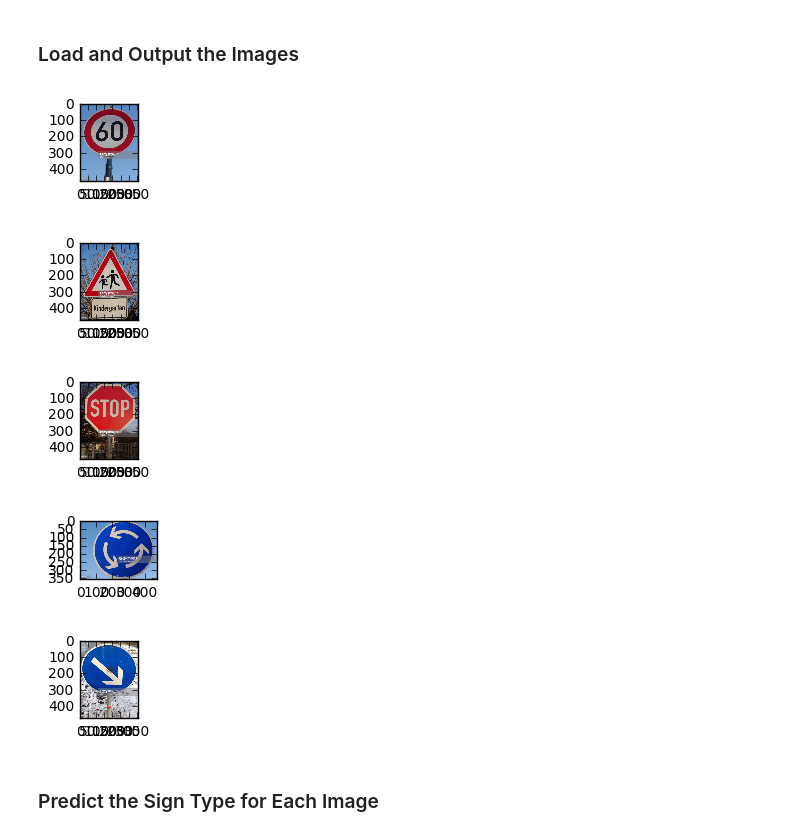
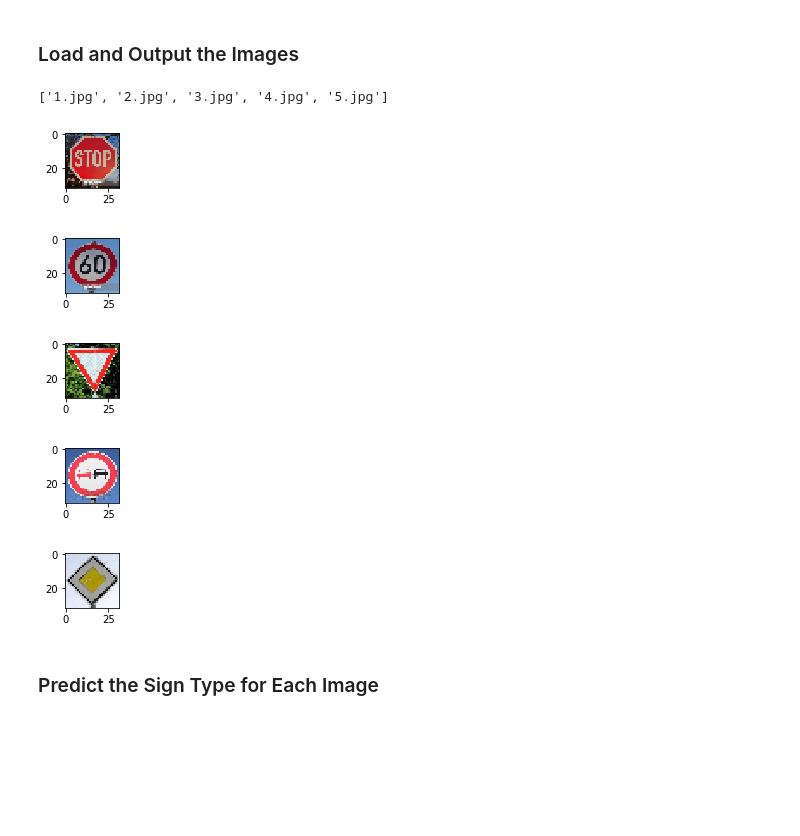
Before and after one commit to html5cat/CarND-Traffic-Sign-Classifier-Project, a Jupyter notebook: Traffic_Sign_Classifier.ipynb, the cells around one changed output. Cells and saved outputs as stored; diff of their text form; code cells hidden in the pictures; blank space fills up the shorter version.

```diff
--- a/Traffic_Sign_Classifier.ipynb
+++ b/Traffic_Sign_Classifier.ipynb
@@ -173,7 +173,7 @@ Batch size is guided by how many images can fit in memory at given point and we'
 # %%
 import tensorflow as tf
 
-EPOCHS = 16
+EPOCHS = 5
 BATCH_SIZE = 128
 # %%
 from tensorflow.contrib.layers import flatten
@@ -286,8 +286,8 @@ with tf.Session() as sess:
         print("Validation Accuracy = {:.3f}".format(validation_accuracy))
         print()
 
-    saver.save(sess, './lenet')
-    print("Model saved")
+    save_path = saver.save(sess, './lenet')
+    print("Model saved %s" % save_path)
 # %% [output]
 Training...
 
@@ -326,31 +327,36 @@ You may find `signnames.csv` useful as it contains mappings from the class id (i
 ### Load and Output the Images
 # %%
 from os import listdir
-from matplotlib import image
+from PIL import Image
 import matplotlib.pyplot as plt
 %matplotlib inline
 
 def loadImages(path):
     # return array of images
     imagesList = listdir(path)
+    print(imagesList)
     loadedImages = []
     for i in imagesList:
-        img = image.imread(path + i)
-        loadedImages.append(img)
+        img = Image.open(path + i)
+        img.thumbnail((32, 32), Image.ANTIALIAS)
+        full_image = Image.new('RGB', (32,32), (255,255,255))
+        full_image.paste(img, img.getbbox())
+        loadedImages.append(np.array(full_image))
 
     return loadedImages
 
-images = loadImages("./test/")
+images = loadImages("./other/")
 
 for i in images:
     plt.figure(figsize=(1,1))
     plt.imshow(i)
 # %% [output]
+['1.jpg', '2.jpg', '3.jpg', '4.jpg', '5.jpg']
-[figure, old version]
+[figure, new version]
-[figure, old version]
+[figure, new version]
-[figure, old version]
+[figure, new version]
-[figure, old version]
+[figure, new version]
-[figure, old version]
+[figure, new version]
 # %% [markdown]
 ### Predict the Sign Type for Each Image
 # %%
```
Also changed, not shown: parts of 7 cells of this notebook.
